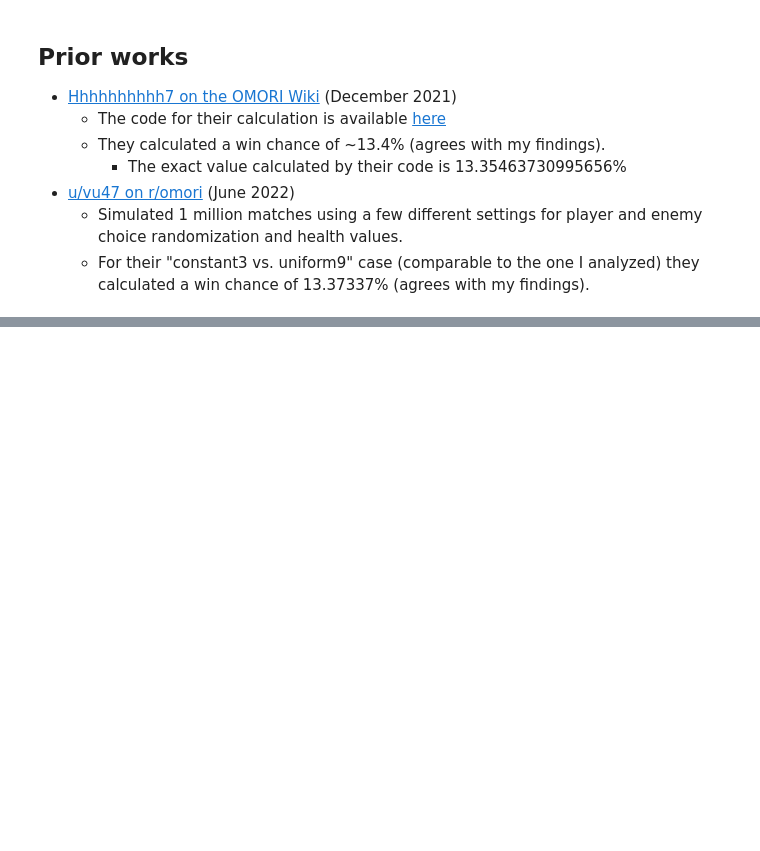
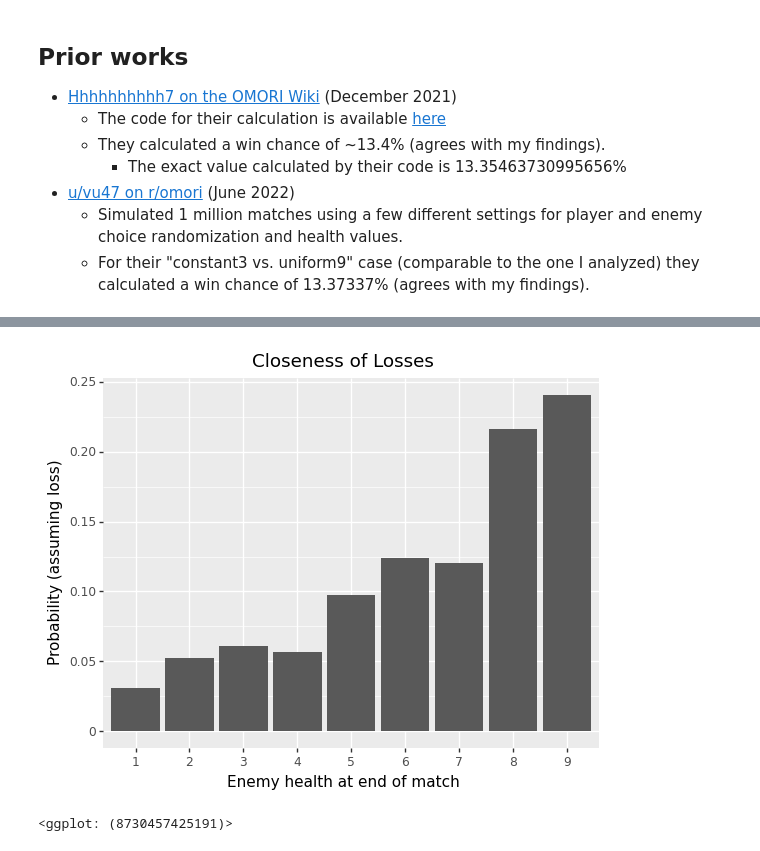
Before and after one commit to ExcaliburZero/omori_pet_rocks, a Jupyter notebook: Analysis.ipynb, the cells around one changed output, grey strips where cells are left out. Drawn from its saved outputs; the diff is of its cells as text; code cells hidden in the pictures; blank space fills up the shorter version.

```diff
--- a/Analysis.ipynb
+++ b/Analysis.ipynb
@@ -219,0 +392,15 @@ p
+# %%
+losses = results[results["player_health"] == 0].copy()
+losses["probability"] = losses["probability"] / sum(losses["probability"])
+
+assert abs(sum(losses["probability"]) - 1.0) < 0.0000001
+
+ggplot(losses, aes("enemy_health", "probability")) +\
+    geom_col() +\
+    ggtitle("Closeness of Losses") +\
+    xlab("Enemy health at end of match") +\
+    ylab("Probability (assuming loss)") +\
+    scale_x_discrete(breaks=list(range(1, 10)), labels=[str(n) for n in range(1, 10)], limits=list(range(1, 10)))
+# %% [output]
+[figure, added]
+<ggplot: (8730457425191)>
```
Also changed, not shown: parts of 8 cells of this notebook.
